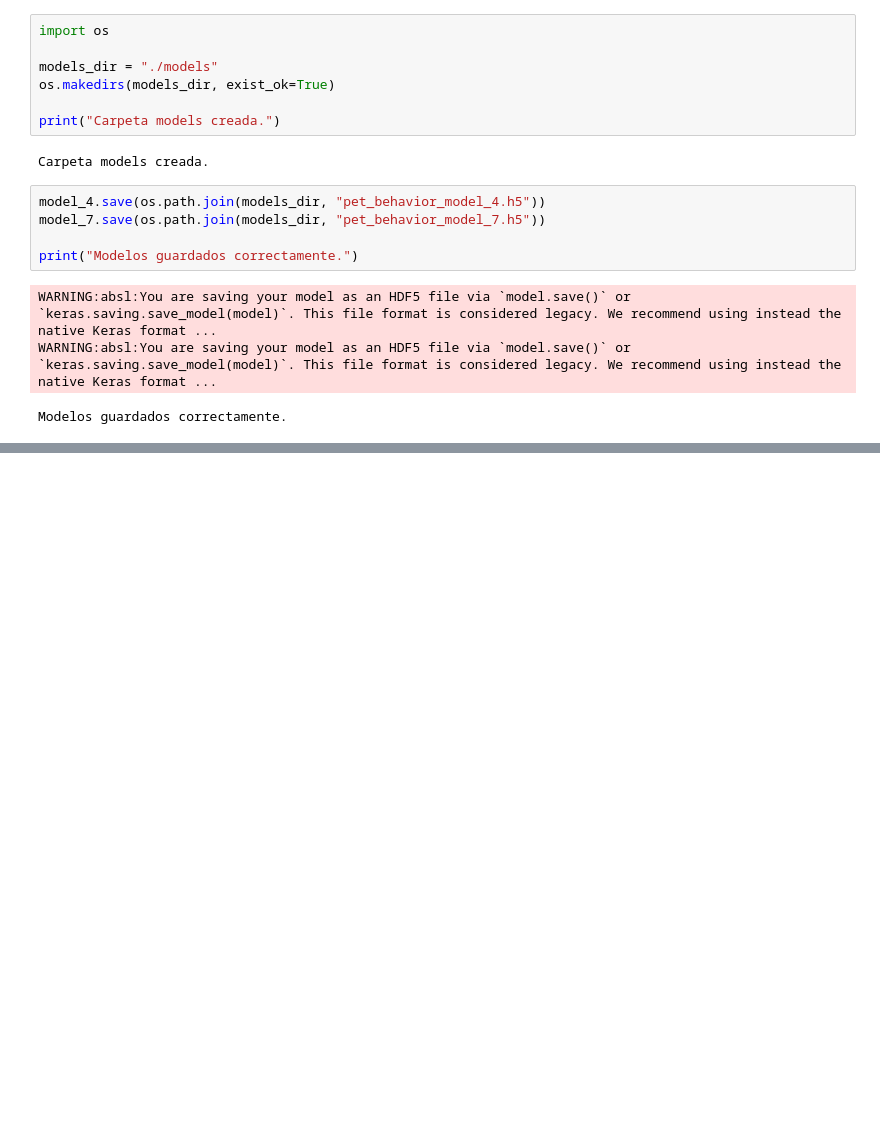
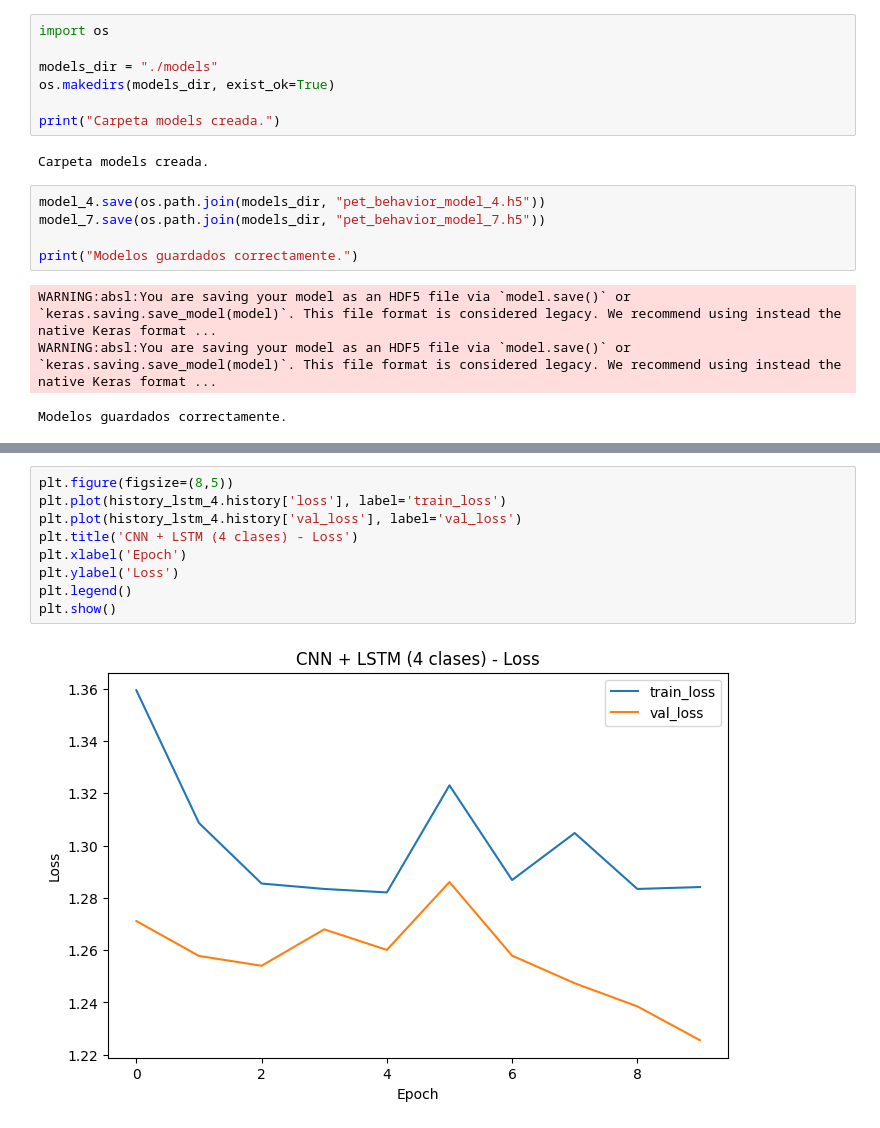
Before and after one commit to Xyao77/pawpaw-mini-proyecto, a Jupyter notebook: paw.ipynb, the cells around one changed output, grey strips where cells are left out. Cells and saved outputs as stored; diff of their text form; blank space fills up the shorter version.

```diff
--- a/paw.ipynb
+++ b/paw.ipynb
@@ -799,0 +1043,11 @@ Modelos guardados correctamente.
+# %%
+plt.figure(figsize=(8,5))
+plt.plot(history_lstm_4.history['loss'], label='train_loss')
+plt.plot(history_lstm_4.history['val_loss'], label='val_loss')
+plt.title('CNN + LSTM (4 clases) - Loss')
+plt.xlabel('Epoch')
+plt.ylabel('Loss')
+plt.legend()
+plt.show()
+# %% [output]
+[figure, added]
```
Also changed, not shown: parts of 39 cells of this notebook, 1 other file.
